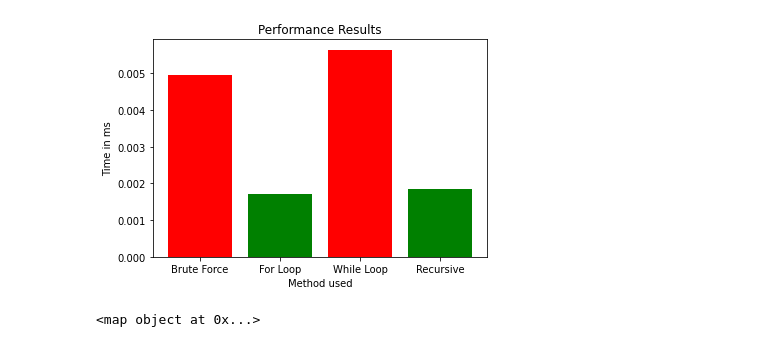
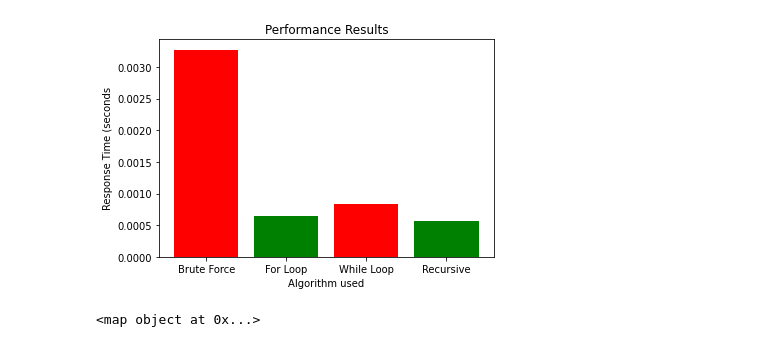
Before and after one commit to candy-o/labs, a Jupyter notebook: MeetupPythonv6.ipynb, the cells around one changed output. Saved outputs shown, nothing was run; the diff lists cells and outputs as text; code cells hidden in the pictures.

```diff
--- a/MeetupPythonv6.ipynb
+++ b/MeetupPythonv6.ipynb
@@ -28,7 +28,8 @@ a3     =  c%10         # 1%10   = 1
 
 a_sum  =  a1+a2+a3     # 3 + 2 + 1 = 6
 
-print ("Brute Force Method: (Hardcoded to 3 digits)")
+print ("\033[1m" + "Brute Force Method: (Hardcoded to 3 digits)" + "\033[0m")
+#print '\033[1m  Your Name  \033[0m'
 print ("First use Floor division // to get only the non decimal part")
 print(" a           =", a)
 print(" b = a//10   =", b)
@@ -93,66 +94,30 @@ recursion_elapsed_time = time.time() - recursion_start_time
 print("\n")
 
 print("Brute Force Time     =", brute_elapsed_time)
-print("For Force Time       =", for_elapsed_time)
-print("While Force Time     =", while_elapsed_time)
-print("Recursion Force Time =", recursion_elapsed_time)
+print("For Loop Time        =", for_elapsed_time)
+print("While Loop Time      =", while_elapsed_time)
+print("Recursion Time       =", recursion_elapsed_time)
+print("\n")
 
-# Python code to convert string to list
+T = []
+T.append(brute_elapsed_time)
+T.append(for_elapsed_time)
+T.append(while_elapsed_time)
+T.append(recursion_elapsed_time)
+#print(T)
 
-# def Convert(string):
-#     x = list(raw_input().config/(string.split(" "))
-#     return x
-
-# Driver code
-#str1 = "Geeks for Geeks"
-#print(Convert(str1))
-
-a_y_tuple = str(brute_elapsed_time), str(for_elapsed_time), str(while_elapsed_time), str(recursion_elapsed_time)
-print("THIS IS",a_y_tuple)
-print(a_y_tuple)
-a_y_list = list(a_y_tuple)
-#a_y_sorted = sorted(a_y_list)
-print(a_y_tuple)
-#print(a_y_sorted)
-print("Is this Tuple a List?")
-print(isinstance(a_y_tuple, list))
-#print(Convert(a_y_tuple))
-print("Is this list Tuple a List?")
-print(isinstance(a_y_list, list))
-# print(isinstance(a, list))
-# print(isinstance(a, list))
-#
-# plt(a_x, a_y)
-# plt.show()
-
+# naming the x-axis
+plt.xlabel('Algorithm used')
+# naming the y-axis
+plt.ylabel('Response Time (seconds')
+# plot title
+plt.title('Performance Results')
 # x-coordinates of left sides of bars
-# left = [0, 0.0005,0.001,0.01]
 left = [1, 2, 3, 4]
-# Brute Force Time     = 0.003052234649658203
-# For Force Time       = 0.0007214546203613281
-# While Force Time     = 0.0008585453033447266
-# Recursion Force Time = 0.0005593299865722656
-
-# heights of bars
-# height = [10, 24, 36, 40, 5]
-# height = str(brute_elapsed_time), str(for_elapsed_time), str(while_elapsed_time), str(recursion_elapsed_time)
 plt.yticks = [ 0, 0.05, 0.1, 0.15]
-#plt.xlim(xmin=0)
 # labels for bars
 tick_label = ['Brute Force', 'For Loop', 'While Loop', 'Recursive']
-
-y = [0.004951000213623047, 0.0017006397247314453, 0.005647420883178711, 0.001837015151977539]
-# plotting a bar chart
-plt.bar(left, y, tick_label = tick_label, width = 0.8, color = ['red', 'green'])
-#plt.bar(left, a_y_sorted, tick_label = tick_label, width = 0.8, color = ['red', 'green'])
-
-# naming the x-axis
-plt.xlabel('Method used')
-# naming the y-axis
-plt.ylabel('Time in ms')
-# plot title
-plt.title('Performance Results')
-
+plt.bar(left, T, tick_label = tick_label, width = 0.8, color = ['red', 'green'])
 # function to show the plot
 plt.show()
 # %% [output]
@@ -176,4 +141,4 @@ True
-[figure, old version]
+[figure, new version]
 # %%
 volumeA = 100
 volumeB = 20
```
Also changed, not shown: parts of 1 cell of this notebook.
